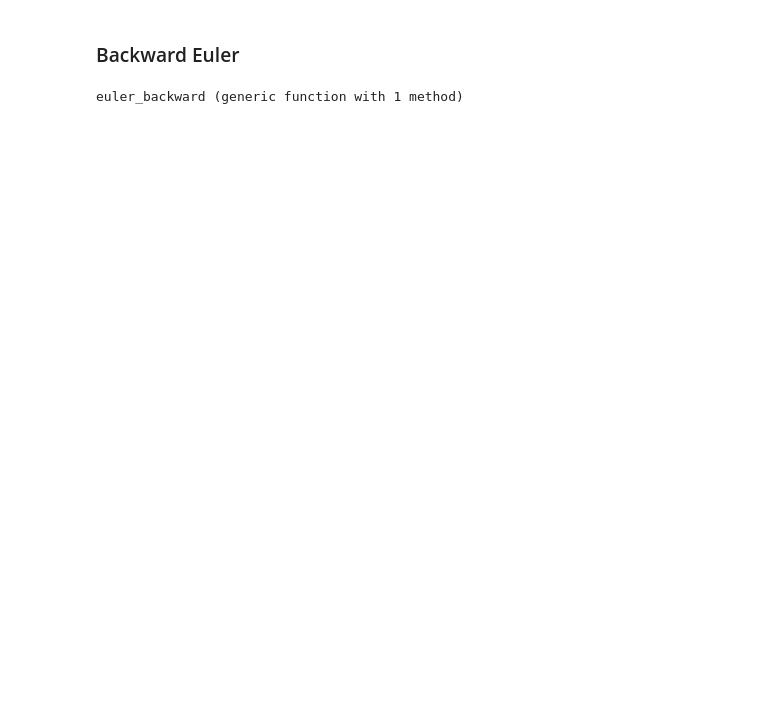
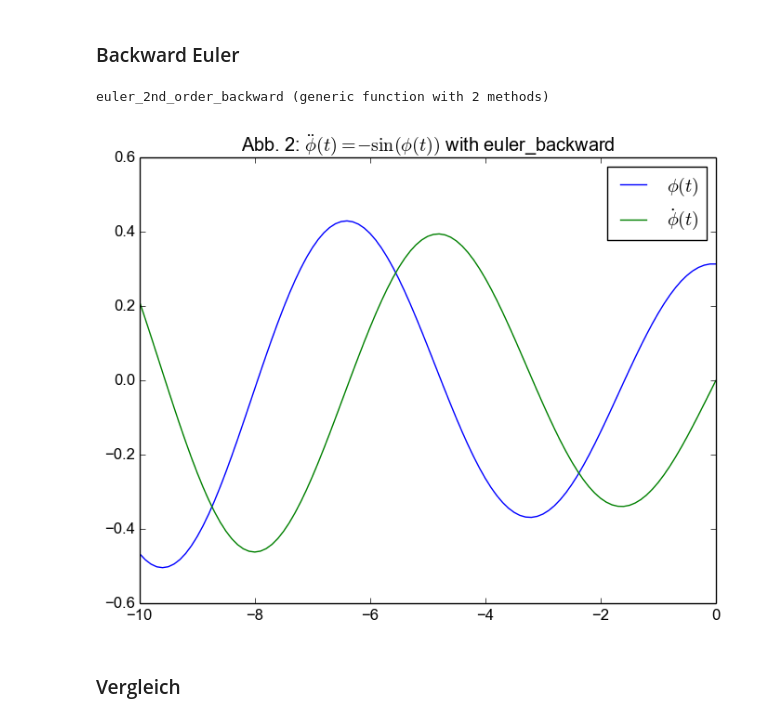
Before and after one commit to ofilla/compphys2016, a Jupyter notebook: uebung_05/05_die_zukunft_richtig_ausgependelt.ipynb, the cells around one changed output. Cells and saved outputs as stored; diff of their text form; code cells hidden in the pictures; blank space fills up the shorter version.

```diff
--- a/uebung_05/05_die_zukunft_richtig_ausgependelt.ipynb
+++ b/uebung_05/05_die_zukunft_richtig_ausgependelt.ipynb
@@ -110,17 +107,40 @@ legend()
 # %% [markdown]
 ### Backward Euler
-# %%
-function euler_backward(f, dt)
-    # Arrays um die Zeitentwicklung von Ort und Geschwindigkeit aufzuzeichnen
-    back_phis = zeros(times)
-    back_phi_dots = zeros(times)
-
-    # Randbedingung - Auslenkung ohne Geschwindigkeit
-    back_phis[1] = pi/10
-
-    ###...
-    ### Fuegen Sie hier Ihren Code ein
-    ###...
-end
-# %% [output]
-euler_backward (generic function with 1 method)
+# %%
+function euler_2nd_order_backward(fddot, phi_0, phidot_0, t_0, t_end, dt=1e-3)
+    # f: \ddot\phi(t) = f(phi(t))
+    # get time values
+    times = collect(t_0:dt:t_end)
+
+    # initialize output arrays
+    phis    = []
+    phidots = []
+
+    # set marginal conditions
+    push!(phis, phi_0)
+    push!(phidots, phidot_0)
+
+    for i in 2:length(times)
+        # calc and save new value
+        push!(phis, phis[i-1]+phidots[i-1]*dt)
+        # calc and save new slope
+        push!(phidots, phidots[i-1] + dt*fddot(phis[i-1]))
+    end
+    return (times, reverse(phis), reverse(phidots))
+end
+# %% [output]
+euler_2nd_order_backward (generic function with 2 methods)
+# %%
+using PyPlot
+
+figure()
+title(L"Abb. 2: $\ddot{\phi}(t) = -\sin(\phi(t))$ with euler_backward")
+xs, phis_bk, pdots_bk = euler_2nd_order_backward(x->-sin(x), pi/10, 0, -10, 0, 0.1)
+plot(xs, phis_bk, label=L"\phi(t)")
+plot(xs, pdots_bk, label=L"\dot{\phi}(t)")
+legend()
+;
+# %% [output]
+[figure, added]
+# %% [markdown]
+### Vergleich
```
Also changed, not shown: parts of 3 cells of this notebook, 1 other file.
